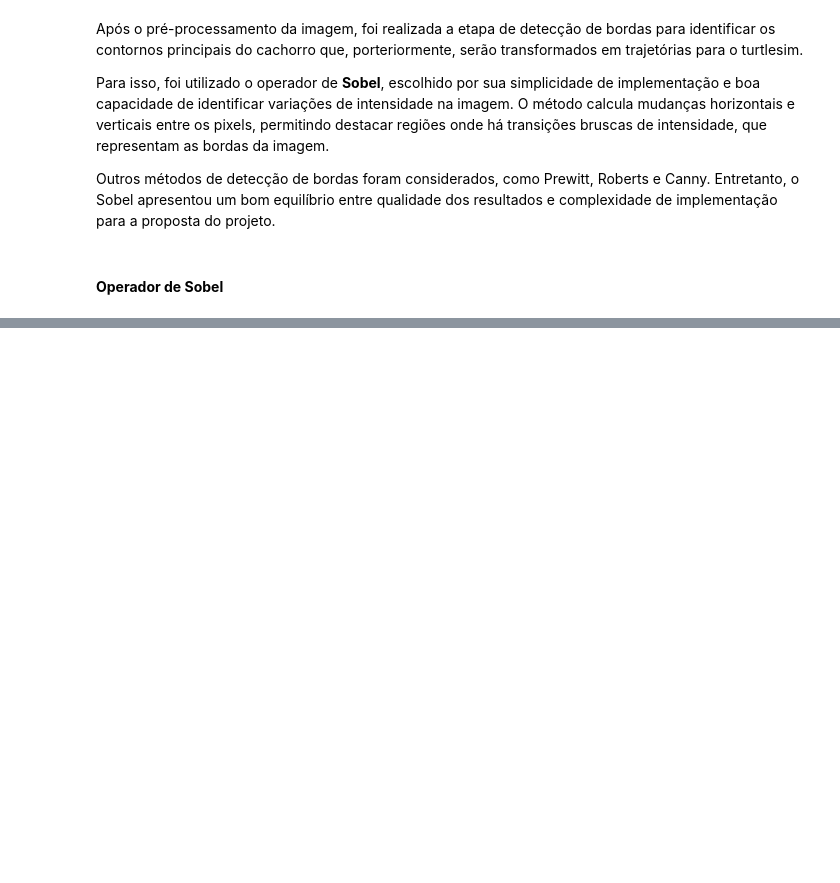
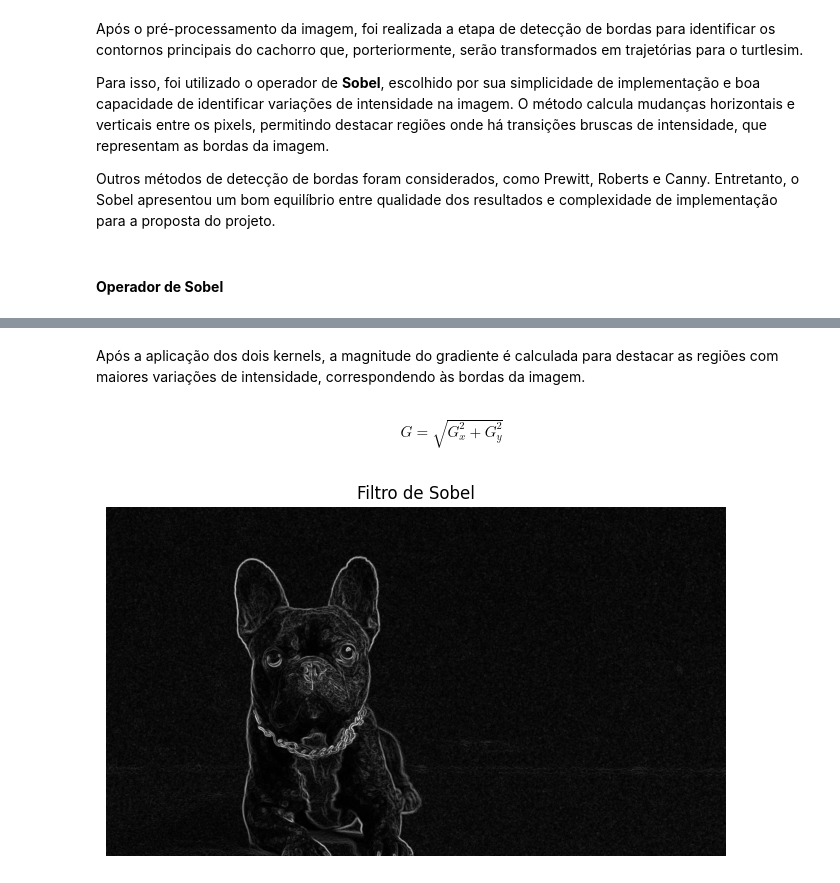
Before and after one commit to stefannevictoria/turtle-draw, a Jupyter notebook: edge-detection.ipynb, the cells around one changed output, grey strips where cells are left out. Drawn from its saved outputs; the diff is of its cells as text; code cells hidden in the pictures; blank space fills up the shorter version.

Commit message:
feat: adiciona filtro de sobel para o contorno

```diff
--- a/edge-detection.ipynb
+++ b/edge-detection.ipynb
@@ -270,0 +319,29 @@ Dessa forma, regiões com mudanças bruscas de intensidade apresentam valores ma
+# %% [markdown]
+Após a aplicação dos dois kernels, a magnitude do gradiente é calculada para destacar as regiões com maiores variações de intensidade, correspondendo às bordas da imagem.
+# %% [markdown]
+$$G = \sqrt{G_x^2 + G_y^2}$$
+# %%
+# Combinação dos gradiente Gx e Gy para obter a magnitude do gradiente
+def sobel_filter(image):
+
+    # Aplica os filtros Gx e Gy
+    gx_image = sobel_gx(image)
+    gy_image = sobel_gy(image)
+
+    # Calcula a magnitude do gradiente
+    magnitude = np.sqrt(gx_image**2 + gy_image**2)
+    filtered_image = (magnitude / np.max(magnitude) * 255).astype(np.uint8)  # Normaliza para [0, 255]
+
+    return filtered_image.astype(np.uint8)
+# %%
+# Aplicar filtro de Sobel
+sobel_image = sobel_filter(gaussian_filtered)
+
+# Exibir resultado
+plt.figure(figsize=(8, 8))
+plt.imshow(sobel_image, cmap='gray')
+plt.title("Filtro de Sobel")
+plt.axis("off")
+plt.show()
+# %% [output]
+[figure, added]
```
Also changed, not shown: parts of 11 cells of this notebook.
